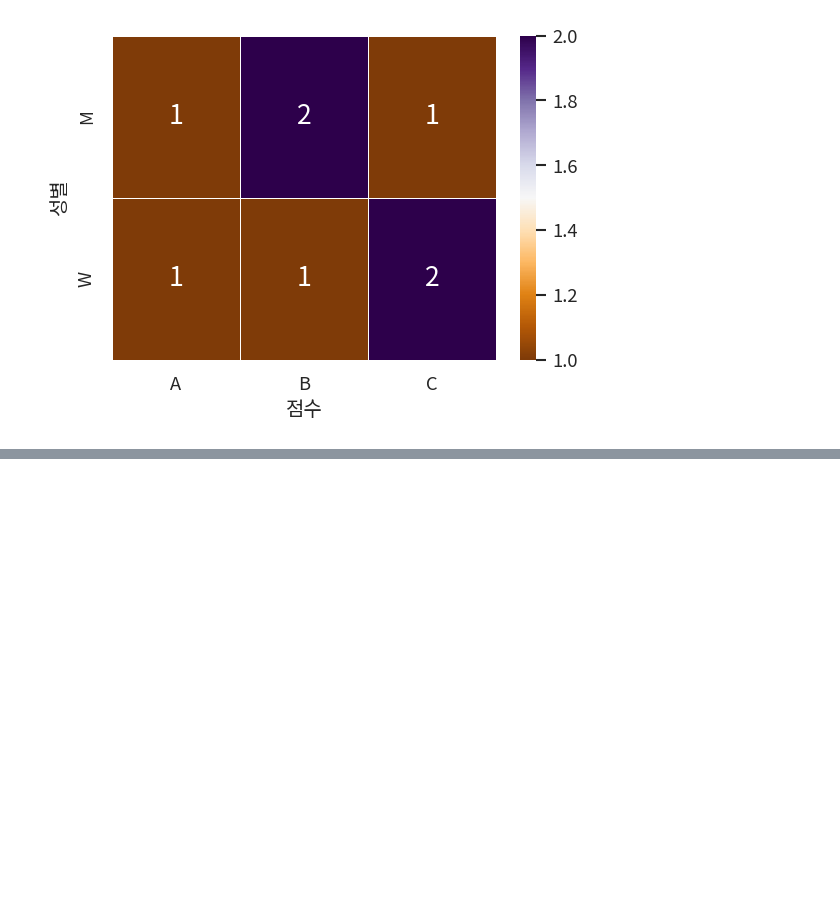
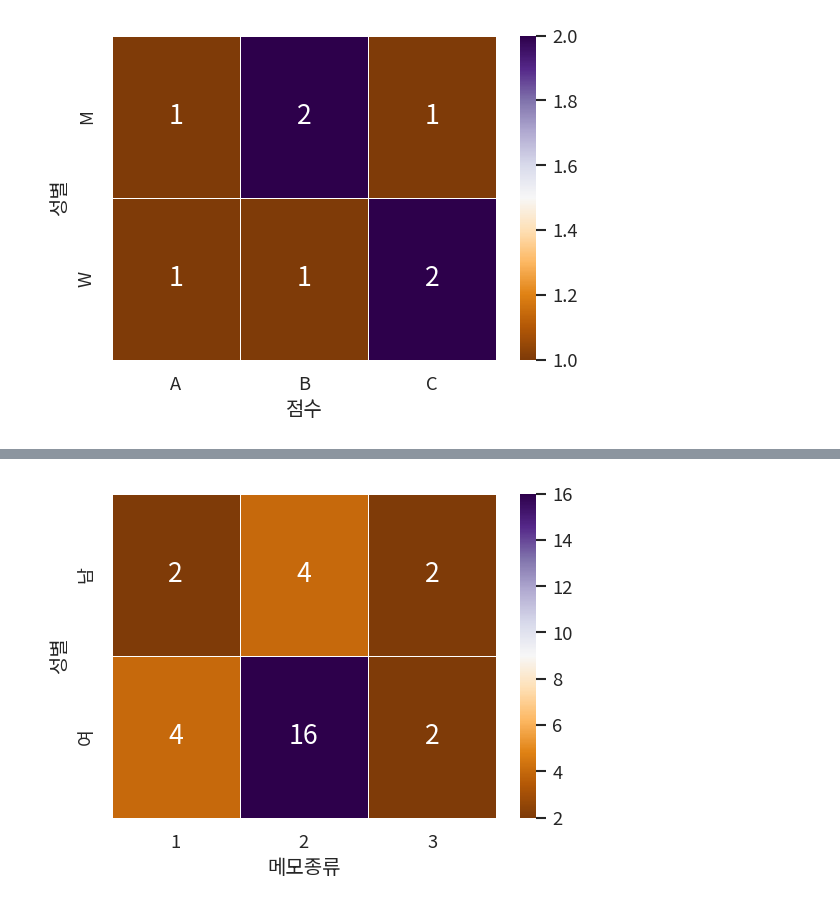
Before and after one commit to BoheeJeong/data_analysis_basic, a Jupyter notebook: [LAB-09] 기초 통계/09-02 명목형 변수에 대한 기초 통계량.ipynb, the cells around one changed output, grey strips where cells are left out. Saved outputs shown, nothing was run; the diff lists cells and outputs as text; code cells hidden in the pictures; blank space fills up the shorter version.

```diff
--- a/[LAB-09] 기초 통계/09-02 명목형 변수에 대한 기초 통계량.ipynb
+++ b/[LAB-09] 기초 통계/09-02 명목형 변수에 대한 기초 통계량.ipynb
@@ -217,0 +360,20 @@ plt.close()             # 그래프 작업 종료
+# %%
+# 1) 그래프 초기화
+width_px  = 600          # 그래프 가로 크기
+height_px = 450          # 그래프 세로 크기
+rows = 1                 # 그래프 행 수
+cols = 1                 # 그래프 열 수
+
+figsize = (width_px / my_dpi, height_px / my_dpi)
+fig, ax = plt.subplots(rows, cols, figsize=figsize, dpi=my_dpi)
+
+# 2) heatmap 그리기
+sb.heatmap(data=privacy2_cb, annot=True, fmt="d",
+           linewidth=0.5, cmap="PuOr")
+
+# 3) 출력
+plt.tight_layout()      # 여백 제거
+plt.show()              # 그래프 화면 출력
+plt.close()             # 그래프 작업 종료
+# %% [output]
+[figure, added]
```
Also changed, not shown: parts of 10 cells of this notebook, 4 other files.
